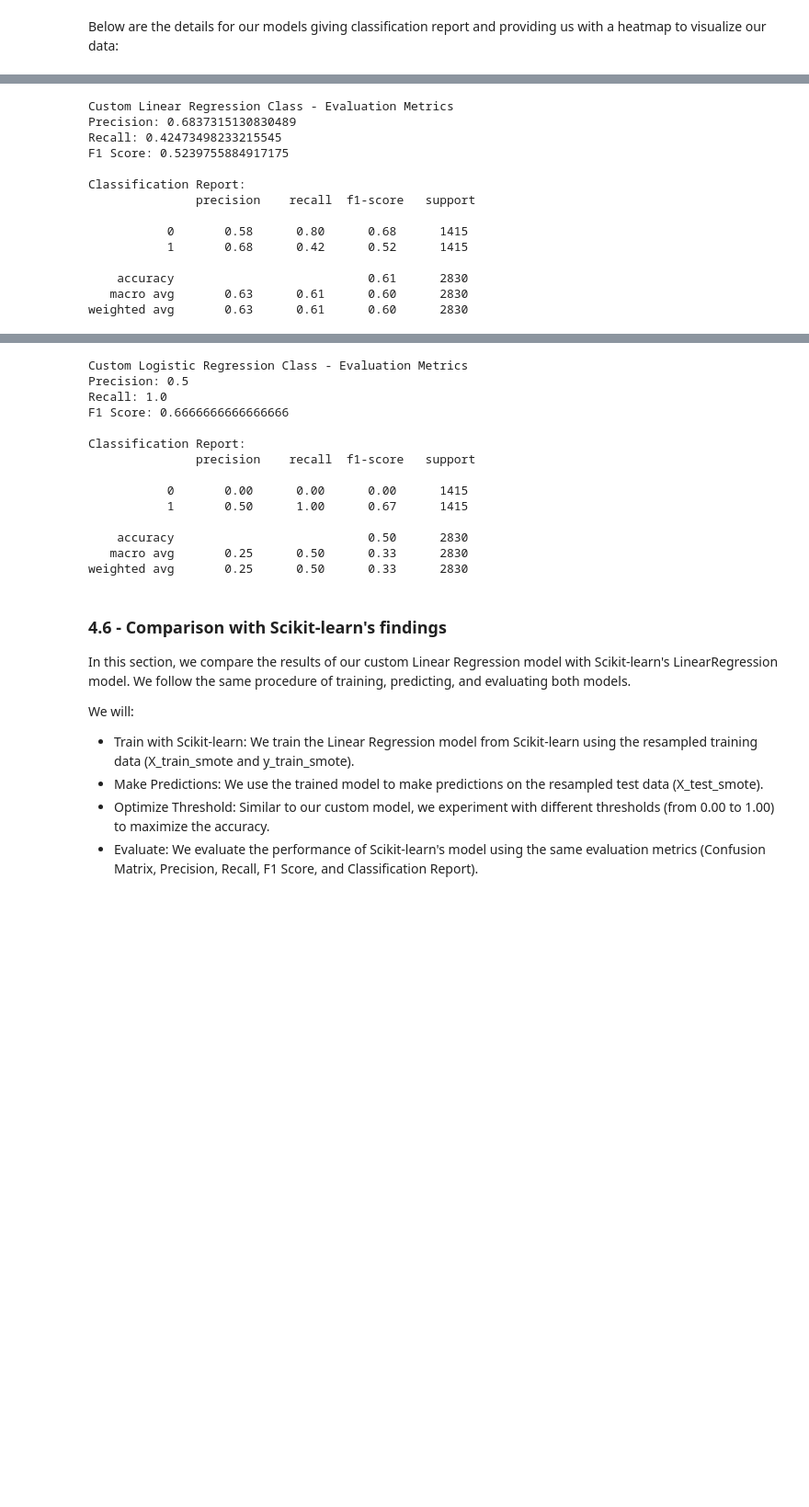
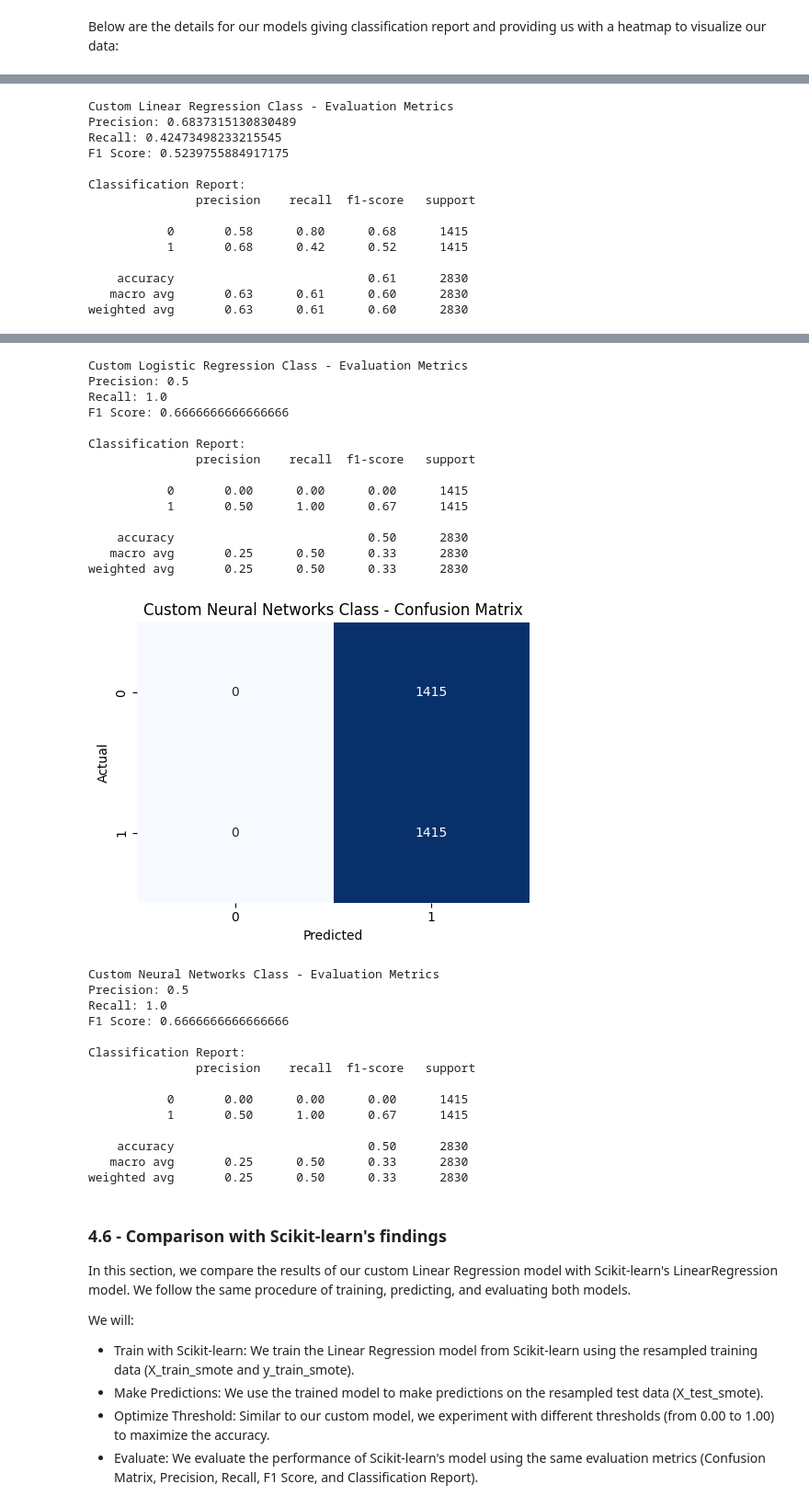
Before and after one commit to taimoorbinnasir/Heart-Attack-Risk-Prediction, a Jupyter notebook: group10_main.ipynb, the cells around one changed output, grey strips where cells are left out. Shown at 92% size. Drawn from its saved outputs; the diff is of its cells as text; code cells hidden in the pictures; blank space fills up the shorter version.

```diff
--- a/group10_main.ipynb
+++ b/group10_main.ipynb
@@ -502,14 +503,20 @@ X_test_smote, y_test_smote = smote.fit_resample(test_X_numeric, test_y)
 # %% [markdown]
 <h3>4.4 - Training and testing on dataset</h3>
 # %%
+# Linear regression
 linear_regression = LinearRegressionClass(0.01, 1000)
 loss_linear = linear_regression.fit(X_train_smote, y_train_smote)
 predictions_linear = linear_regression.predict(X_test_smote)
 
-
+# Logistic regression
 logreg = LogisticRegressionClass()
 loss_logistic = logreg.fit(np.array(X_train_smote, dtype=float), np.array(y_train_smote).reshape(-1, 1))
 prediction_logistic = logreg.predict(np.array(X_test_smote, dtype=float))
+
+# Neural network
+nn_model = MyNN(len(X_train_smote.columns))
+nn_model.fit(np.array(X_train_smote, dtype=float), np.array(y_train_smote).reshape(-1, 1))
+prediction_nn = nn_model.predict(np.array(X_test_smote, dtype=float))
 # %% [markdown]
 <h3>4.5 - Evaluating model</h3>
 
@@ -564,3 +569,23 @@ y_pred_logreg = (y_pred_continuous2 >= best_threshold).astype(int)
 LOGISTIC REGRESSION:
     Best Threshold: 0.0
     Best Accuracy: 0.5
+# %%
+y_pred_continuous3 = np.array(prediction_nn)
+
+best_threshold = 0
+best_accuracy = 0
+
+thresholds = [i / 100 for i in range(0, 101)]
+
+for t in thresholds:
+    y_pred_nn = (y_pred_continuous3 >= t).astype(int)
+    acc = accuracy_score(y_test_smote, y_pred_nn)
+    if acc > best_accuracy:
+        best_accuracy = acc
+        best_threshold = t
+
+print('NEURAL NETWORK:')
+print(f"    Best Threshold: {best_threshold}")
+print(f"    Best Accuracy: {best_accuracy}")
+
+y_pred_nn = (y_pred_continuous3 >= best_threshold).astype(int)
@@ -568,10 +597,8 @@ LOGISTIC REGRESSION:
 Below are the details for our models giving classification report and providing us with a heatmap to visualize our data:
 # %%
 def evaluate_model(y_test, y_pred, model_name):
-    # Confusion Matrix
     cm = confusion_matrix(y_test, y_pred)
 
-    # Plot Heatmap
     plt.figure(figsize=(5, 4))
     sns.heatmap(cm, annot=True, fmt='d', cmap='Blues', cbar=False)
     plt.title(f'{model_name} - Confusion Matrix')
@@ -580,7 +607,6 @@ def evaluate_model(y_test, y_pred, model_name):
     plt.tight_layout()
     plt.show()
 
-    # Print classification report
     print(f"{model_name} - Evaluation Metrics")
     print("Precision:", precision_score(y_test, y_pred))
     print("Recall:", recall_score(y_test, y_pred))
@@ -590,37 +616,53 @@ def evaluate_model(y_test, y_pred, model_name):
 
 evaluate_model(y_test_smote, y_pred_linreg, "Custom Linear Regression Class")
 evaluate_model(y_test_smote, y_pred_logreg, "Custom Logistic Regression Class")
+evaluate_model(y_test_smote, y_pred_nn, "Custom Neural Networks Class")
 # %% [output]
 [figure]
 Custom Linear Regression Class - Evaluation Metrics
 Precision: 0.6837315130830489
 Recall: 0.42473498233215545
 F1 Score: 0.5239755884917175
 
 Classification Report:
                precision    recall  f1-score   support
 
            0       0.58      0.80      0.68      1415
            1       0.68      0.42      0.52      1415
 
     accuracy                           0.61      2830
    macro avg       0.63      0.61      0.60      2830
 weighted avg       0.63      0.61      0.60      2830
 [figure]
 Custom Logistic Regression Class - Evaluation Metrics
 Precision: 0.5
 Recall: 1.0
 F1 Score: 0.6666666666666666
 
 Classification Report:
                precision    recall  f1-score   support
 
            0       0.00      0.00      0.00      1415
            1       0.50      1.00      0.67      1415
 
     accuracy                           0.50      2830
    macro avg       0.25      0.50      0.33      2830
 weighted avg       0.25      0.50      0.33      2830
+[figure, added]
+Custom Neural Networks Class - Evaluation Metrics
+Precision: 0.5
+Recall: 1.0
+F1 Score: 0.6666666666666666
+
+Classification Report:
+               precision    recall  f1-score   support
+
+           0       0.00      0.00      0.00      1415
+           1       0.50      1.00      0.67      1415
+
+    accuracy                           0.50      2830
+   macro avg       0.25      0.50      0.33      2830
+weighted avg       0.25      0.50      0.33      2830
 # %% [markdown]
 <h3>4.6 - Comparison with Scikit-learn's findings</h3>
 
```
Also changed, not shown: parts of 26 cells of this notebook.
